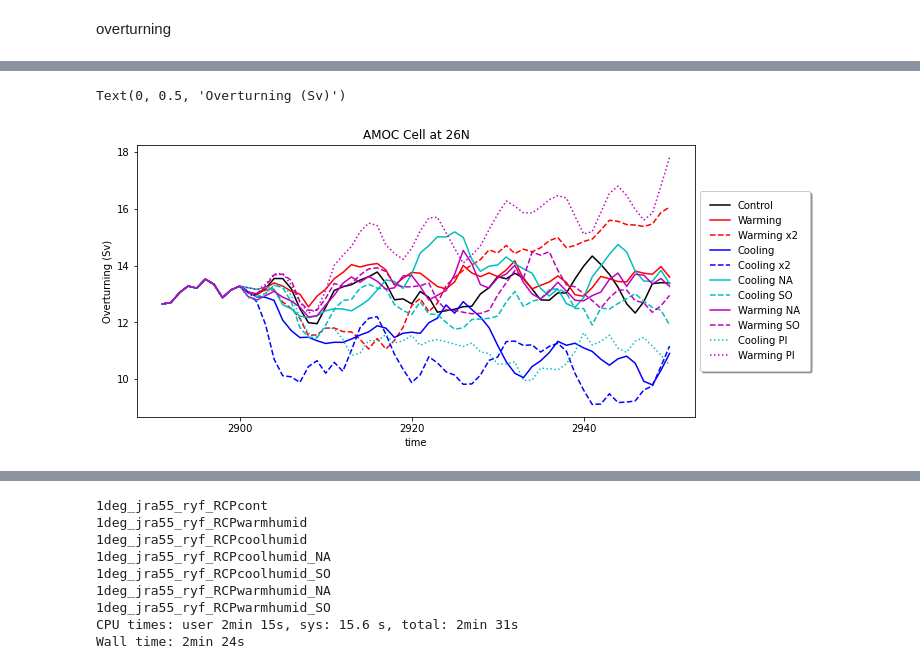
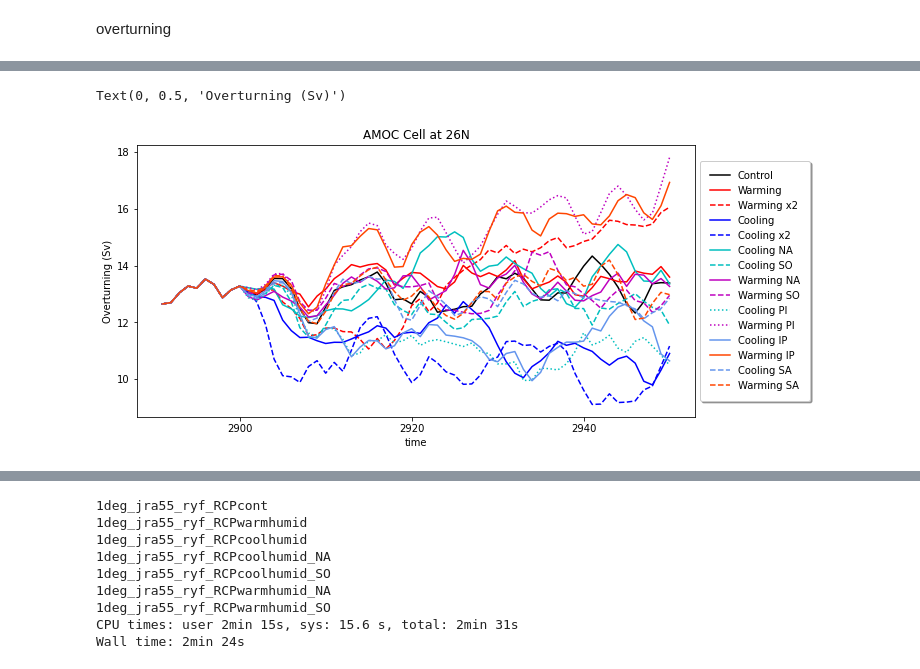
Before and after one commit to claireyung/unsw_clex_project_files, a Jupyter notebook: overturning.ipynb, the cells around one changed output, grey strips where cells are left out. Saved outputs shown, nothing was run; the diff lists cells and outputs as text; code cells hidden in the pictures.

```diff
--- a/overturning.ipynb
+++ b/overturning.ipynb
@@ -37,8 +37,11 @@ exptdict = OrderedDict([
     ('Warming NA',  {'expt':'1deg_jra55_ryf_RCPwarmhumid_NA'}),
     ('Warming SO',  {'expt':'1deg_jra55_ryf_RCPwarmhumid_SO'}),
     ('Warming PI',  {'expt':'1deg_jra55_ryf_RCPwarmhumid_PI'}),
-    ('Cooling PI',  {'expt':'1deg_jra55_ryf_RCPcoolhumid_PI'})
-
+    ('Cooling PI',  {'expt':'1deg_jra55_ryf_RCPcoolhumid_PI'}),
+    ('Warming IP',  {'expt':'1deg_jra55_ryf_RCPwarmhumid_IP'}),
+    ('Cooling IP',  {'expt':'1deg_jra55_ryf_RCPcoolhumid_IP'}),
+    ('Warming SA',  {'expt':'1deg_jra55_ryf_RCPwarmhumid_SA'}),
+    ('Cooling SA',  {'expt':'1deg_jra55_ryf_RCPcoolhumid_SA'})
 ])
 # %%
 start_time = '2900-01-01'
@@ -46,19 +49,20 @@ end_time = '2950-01-01'
 # %%
 %%time
-keys = ['Control','Warming','Warming x2','Cooling','Cooling x2']
+keys = ['Warming','Warming x2','Cooling','Cooling x2','Control']
 colors = {'Control': 'k','Warming': 'r','Warming x2': 'r','Cooling':'b','Cooling x2':'b'}
 linestyles = {'Control': '-','Warming': '-','Warming x2': '--','Cooling':'-','Cooling x2':'--'}
 start_time = '2900-01-01'
+end_time = '3000-01-01'
 plt.figure(figsize=(10,5))
 for ekey in keys:
     expt = exptdict[ekey]['expt']
     print(expt)
-    var = cc.querying.getvar(expt,'ty_trans_rho',session,start_time = start_time )
+    var = cc.querying.getvar(expt,'ty_trans_rho',session,start_time = start_time, end_time = end_time )
     psi_amoc = var.sel(grid_xt_ocean=slice(-103,-5)).sum('grid_xt_ocean').sel(method='Nearest',grid_yu_ocean=26)*1.0e-9
     psi_amoc_sum = psi_amoc.cumsum('potrho') - psi_amoc.sum('potrho')
 
     try:
-        var2 = cc.querying.getvar(expt,'ty_trans_rho_gm',session,start_time = start_time)
+        var2 = cc.querying.getvar(expt,'ty_trans_rho_gm',session,start_time = start_time, end_time = end_time)
         psi_amoc_gm = var2.sel(grid_xt_ocean=slice(-103,-5)).sum('grid_xt_ocean').sel(method='Nearest',grid_yu_ocean=26)*1.0e-9
         psi_amoc_sum = psi_amoc_sum + psi_amoc_gm
     except:
@@ -71,4 +75,5 @@ xlims = plt.xlim()
 plt.legend()
 plt.title('AMOC Cell at 26N')
 plt.ylabel('Overturning (Sv)')
+plt.savefig('figures/AMOC100',dpi = 600)
 # %% [output]
@@ -84,8 +88,10 @@ Text(0, 0.5, 'Overturning (Sv)')
 # %%
 %%time
-keys = ['Control','Warming','Warming x2','Cooling','Cooling x2','Cooling NA', 'Cooling SO','Warming NA', 'Warming SO', 'Cooling PI', 'Warming PI']
-colors = {'Control': 'k','Warming': 'r','Warming x2': 'r','Cooling':'b','Cooling x2':'b', 'Cooling NA':'c', 'Cooling SO':'c','Warming NA':'m','Warming SO':'m','Cooling PI':'c','Warming PI':'m'}
-linestyles = {'Control': '-','Warming': '-','Warming x2': '--','Cooling':'-','Cooling x2':'--', 'Cooling NA':'-', 'Cooling SO':'--','Warming NA':'-','Warming SO':'--','Warming PI':'dotted','Cooling PI':'dotted'}
+keys = ['Control','Warming','Warming x2','Cooling','Cooling x2','Cooling NA', 'Cooling SO','Warming NA', 'Warming SO', 'Cooling PI', 'Warming PI', 'Cooling IP', 'Warming IP', 'Cooling SA', 'Warming SA']
+colors = {'Control': 'k','Warming': 'r','Warming x2': 'r','Cooling':'b','Cooling x2':'b', 'Cooling NA':'c', 'Cooling SO':'c','Warming NA':'m','Warming SO':'m','Cooling PI':'c','Warming PI':'m',
+         'Cooling IP':'cornflowerblue','Warming IP':'orangered','Cooling SA':'cornflowerblue','Warming SA':'orangered'}
+linestyles = {'Control': '-','Warming': '-','Warming x2': '--','Cooling':'-','Cooling x2':'--', 'Cooling NA':'-', 'Cooling SO':'--','Warming NA':'-','Warming SO':'--','Warming PI':'dotted',
+              'Cooling PI':'dotted','Cooling IP':'-','Warming IP':'-','Cooling SA':'--','Warming SA':'--' }
 start_time = '2900-01-01'
 plt.figure(figsize=(10,5))
 for ekey in keys:
@@ -126,2 +136,2 @@ Wall time: 3min 15s
 Text(0, 0.5, 'Overturning (Sv)')
-[figure, old version]
+[figure, new version]
```
Also changed, not shown: parts of 8 cells of this notebook, 9 other files.
